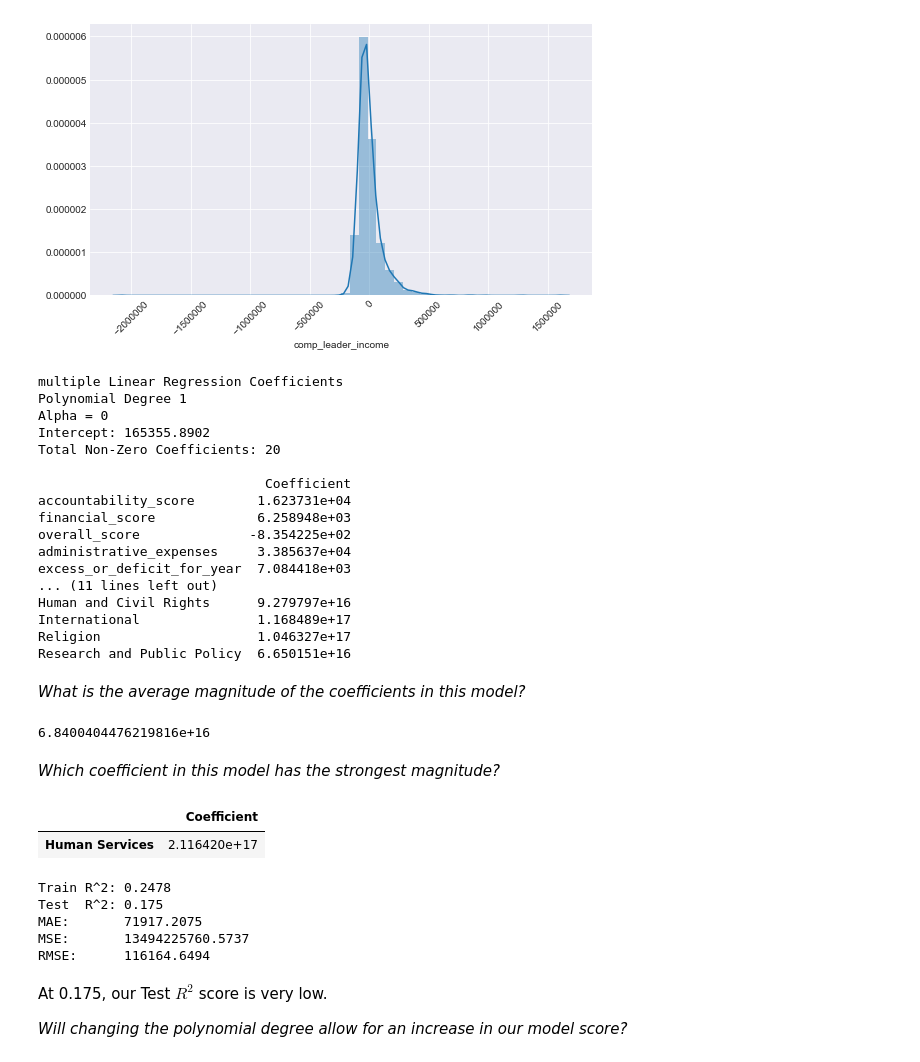
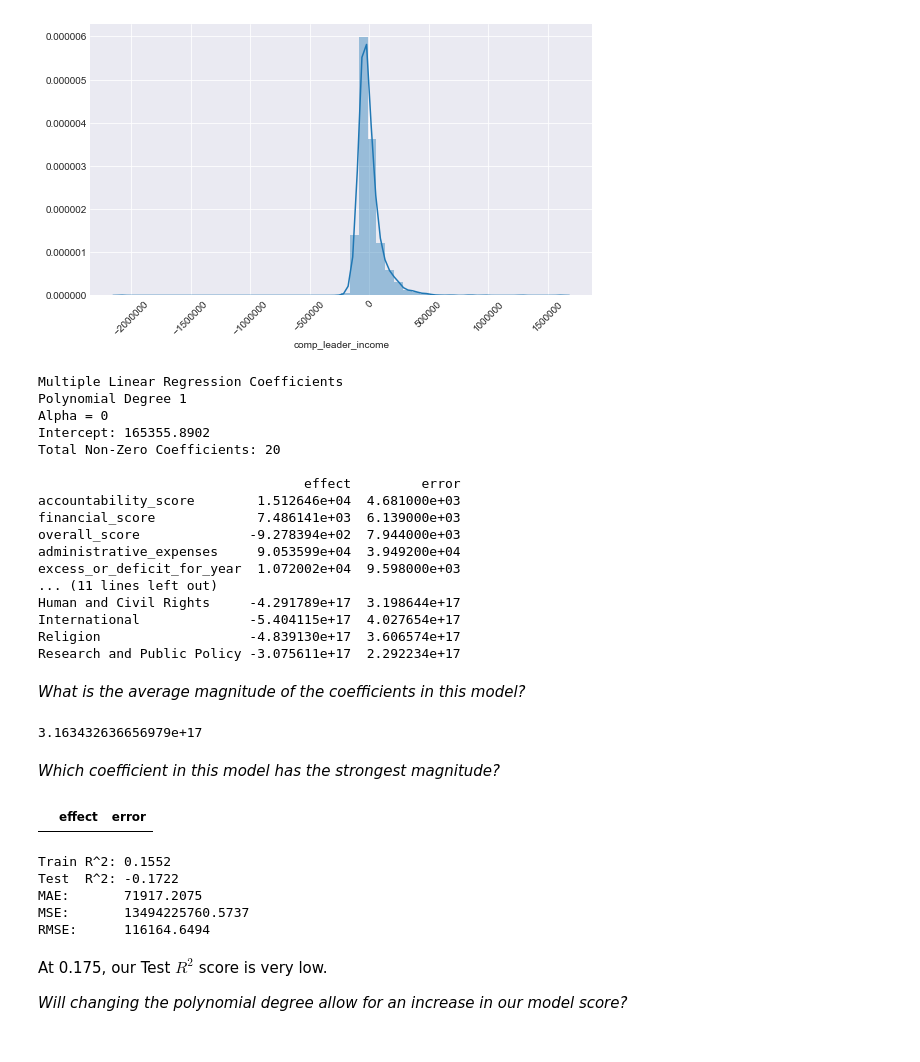
Before and after one commit to cyaris/charities_in_the_united_states, a Jupyter notebook: Linear Models with US Charities.ipynb, the cells around one changed output. Drawn from its saved outputs; the diff is of its cells as text; code cells hidden in the pictures.

```diff
--- a/Linear Models with US Charities.ipynb
+++ b/Linear Models with US Charities.ipynb
@@ -179,40 +181,42 @@ ax.xaxis.set_tick_params(which = 'both', rotation = 45)
 # %%
-print('multiple Linear Regression Coefficients\nPolynomial Degree 1\nAlpha = 0')
+print('Multiple Linear Regression Coefficients\nPolynomial Degree 1\nAlpha = 0')
 print('Intercept:', linreg.intercept_.round(4))
 print('Total Non-Zero Coefficients: {}\n'.format(len(linreg.coef_.round(4))))
-cdf = pd.DataFrame(linreg.coef_.round(4), X.columns, columns = ['Coefficient'])
+err = np.std([linreg.fit(*resample(X_train_scaled, y_train)).coef_
+              for i in range(1000)], 0)
+cdf = pd.DataFrame({'effect': linreg.coef_.round(4),
+                    'error': err.round(0)}, X.columns)
 print(cdf)
 # %% [output]
-multiple Linear Regression Coefficients
+Multiple Linear Regression Coefficients
 Polynomial Degree 1
 Alpha = 0
 Intercept: 165355.8902
 Total Non-Zero Coefficients: 20
 
-                             Coefficient
-accountability_score        1.623731e+04
-financial_score             6.258948e+03
-overall_score              -8.354225e+02
-administrative_expenses     3.385637e+04
-excess_or_deficit_for_year  7.084418e+03
+                                  effect         error
+accountability_score        1.512646e+04  4.681000e+03
+financial_score             7.486141e+03  6.139000e+03
+overall_score              -9.278394e+02  7.944000e+03
+administrative_expenses     9.053599e+04  3.949200e+04
+excess_or_deficit_for_year  1.072002e+04  9.598000e+03
 ... (11 lines left out)
-Human and Civil Rights      9.279797e+16
-International               1.168489e+17
-Religion                    1.046327e+17
-Research and Public Policy  6.650151e+16
+Human and Civil Rights     -4.291789e+17  3.198644e+17
+International              -5.404115e+17  4.027654e+17
+Religion                   -4.839130e+17  3.606574e+17
+Research and Public Policy -3.075611e+17  2.292234e+17
 # %% [markdown]
 *What is the average magnitude of the coefficients in this model?*
 # %%
-abs(cdf['Coefficient']).mean().round(4)
+abs(cdf['effect']).mean().round(4)
 # %% [output]
-6.8400404476219816e+16
+3.163432636656979e+17
 # %% [markdown]
 *Which coefficient in this model has the strongest magnitude?*
 # %%
-cdf[cdf['Coefficient'] == abs(cdf['Coefficient']).max()]
+cdf[cdf['effect'] == abs(cdf['effect']).max()]
 # %% [output]
-|  | Coefficient |
-| Human Services | 2.116420e+17 |
+|  | effect | error |
 # %%
 print('Train R^2:', linreg.score(X_train_scaled, y_train).round(4))
 print('Test  R^2:', linreg.score(X_test_scaled, y_test).round(4))
@@ -220,8 +224,8 @@ print('MAE:      ', metrics.mean_absolute_error(y_test, y_pred).round(4))
 print('MSE:      ', metrics.mean_squared_error(y_test, y_pred).round(4))
 print('RMSE:     ', np.sqrt(metrics.mean_squared_error(y_test, y_pred)).round(4))
 # %% [output]
-Train R^2: 0.2478
-Test  R^2: 0.175
+Train R^2: 0.1552
+Test  R^2: -0.1722
 MAE:       71917.2075
 MSE:       13494225760.5737
 RMSE:      116164.6494
```
Also changed, not shown: parts of 13 cells of this notebook.
